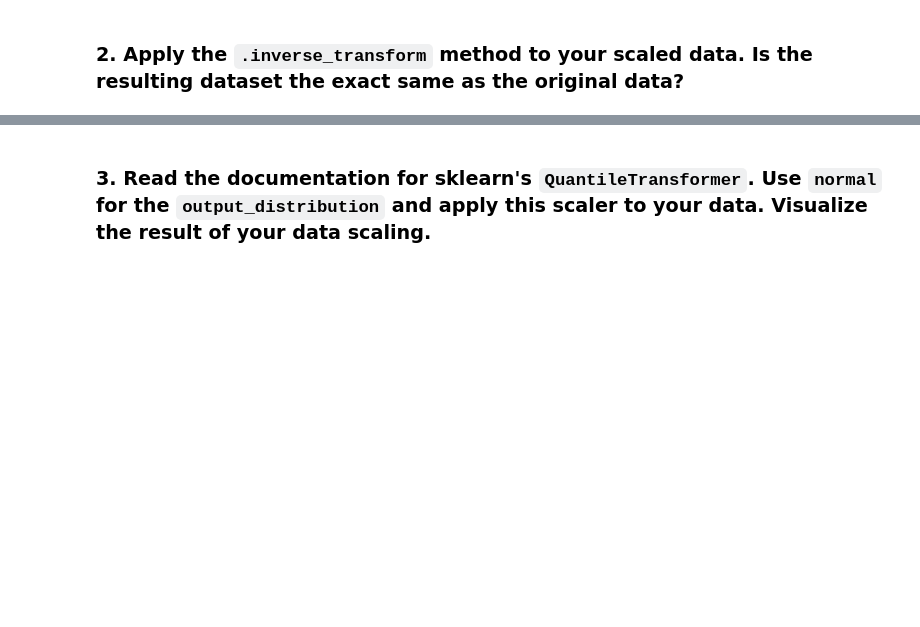
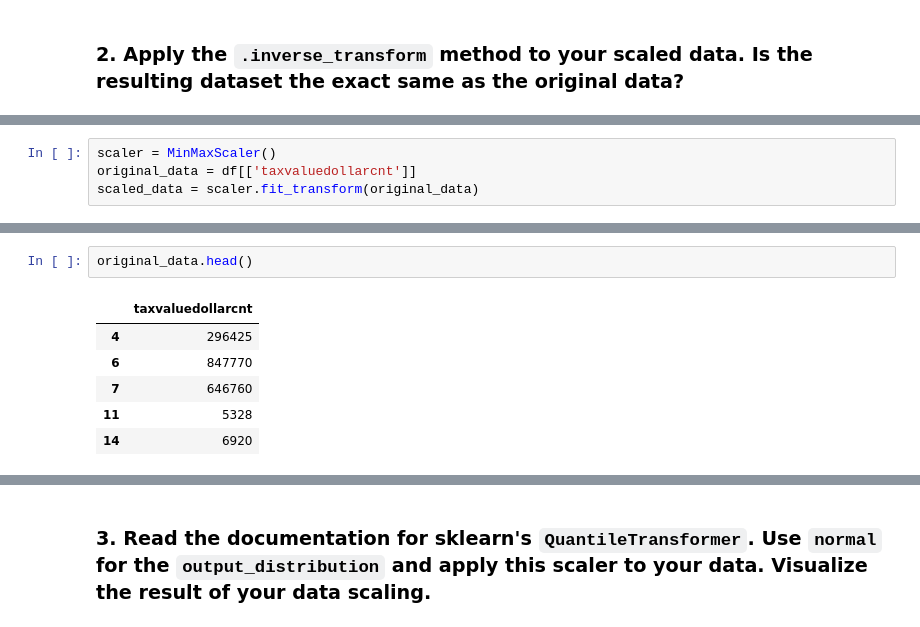
Before and after one commit to QMCBT-JustinEvans/regression-exercises, a Jupyter notebook: scaling.ipynb, the cells around one changed output, grey strips where cells are left out. Cells and saved outputs as stored; diff of their text form; blank space fills up the shorter version.

```diff
--- a/scaling.ipynb
+++ b/scaling.ipynb
@@ -186,0 +213,4 @@ visualize_scaler(scaler, df, columns_to_scale, bins=10)
+# %%
+scaler = MinMaxScaler()
+original_data = df[['taxvaluedollarcnt']]
+scaled_data = scaler.fit_transform(original_data)
@@ -186,0 +225,9 @@ visualize_scaler(scaler, df, columns_to_scale, bins=10)
+# %%
+original_data.head()
+# %% [output]
+|  | taxvaluedollarcnt |
+| 4 | 296425 |
+| 6 | 847770 |
+| 7 | 646760 |
+| 11 | 5328 |
+| 14 | 6920 |
```
Also changed, not shown: parts of 16 cells of this notebook, 8 other files.
